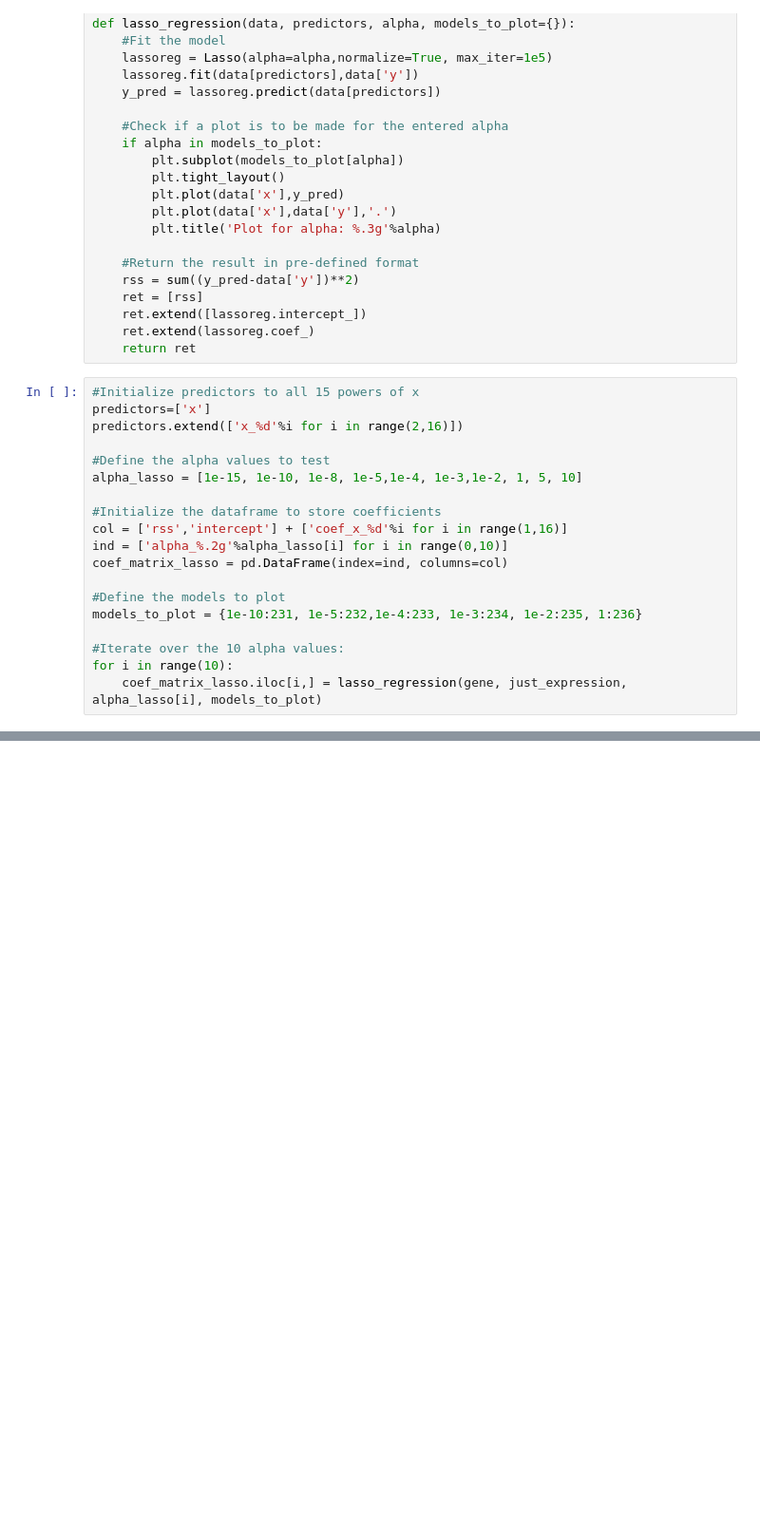
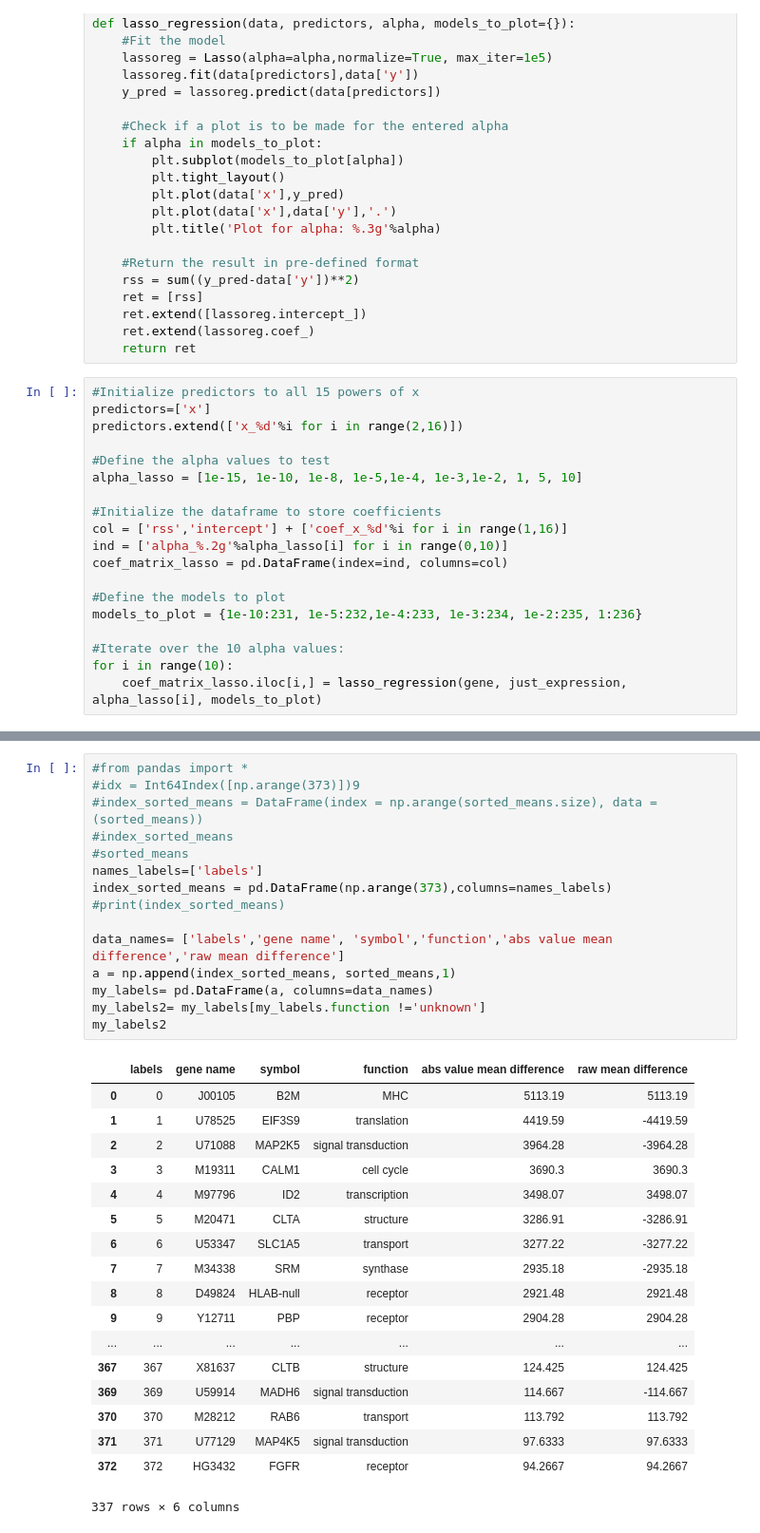
Before and after one commit to UW-Biol419-Wi2017/BRCA1-GENES_PROJECT, a Jupyter notebook: Kianna code.ipynb, the cells around one changed output, grey strips where cells are left out. Shown: that part at 95% size. Cells and saved outputs as stored; diff of their text form; blank space fills up the shorter version.

```diff
--- a/Kianna code.ipynb
+++ b/Kianna code.ipynb
@@ -164,0 +156,34 @@ for i in np.unique(sorted_means.iloc[:,2]):
+# %%
+#from pandas import *
+#idx = Int64Index([np.arange(373)])9
+#index_sorted_means = DataFrame(index = np.arange(sorted_means.size), data =(sorted_means))
+#index_sorted_means
+#sorted_means
+names_labels=['labels']
+index_sorted_means = pd.DataFrame(np.arange(373),columns=names_labels)
+#print(index_sorted_means)
+
+data_names= ['labels','gene name', 'symbol','function','abs value mean difference','raw mean difference']
+a = np.append(index_sorted_means, sorted_means,1)
+my_labels= pd.DataFrame(a, columns=data_names)
+my_labels2= my_labels[my_labels.function !='unknown']
+my_labels2
+# %% [output]
+|  | labels | gene name | symbol | function | abs value mean difference | raw mean difference |
+| 0 | 0 | J00105 | B2M | MHC | 5113.19 | 5113.19 |
+| 1 | 1 | U78525 | EIF3S9 | translation | 4419.59 | -4419.59 |
+| 2 | 2 | U71088 | MAP2K5 | signal transduction | 3964.28 | -3964.28 |
+| 3 | 3 | M19311 | CALM1 | cell cycle | 3690.3 | 3690.3 |
+| 4 | 4 | M97796 | ID2 | transcription | 3498.07 | 3498.07 |
+| 5 | 5 | M20471 | CLTA | structure | 3286.91 | -3286.91 |
+| 6 | 6 | U53347 | SLC1A5 | transport | 3277.22 | -3277.22 |
+| 7 | 7 | M34338 | SRM | synthase | 2935.18 | -2935.18 |
+| 8 | 8 | D49824 | HLAB-null | receptor | 2921.48 | 2921.48 |
+| 9 | 9 | Y12711 | PBP | receptor | 2904.28 | 2904.28 |
+| ... | ... | ... | ... | ... | ... | ... |
+| 367 | 367 | X81637 | CLTB | structure | 124.425 | 124.425 |
+| 369 | 369 | U59914 | MADH6 | signal transduction | 114.667 | -114.667 |
+| 370 | 370 | M28212 | RAB6 | transport | 113.792 | 113.792 |
+| 371 | 371 | U77129 | MAP4K5 | signal transduction | 97.6333 | 97.6333 |
+| 372 | 372 | HG3432 | FGFR | receptor | 94.2667 | 94.2667 |
+337 rows × 6 columns
```
Also changed, not shown: parts of 6 cells of this notebook.
